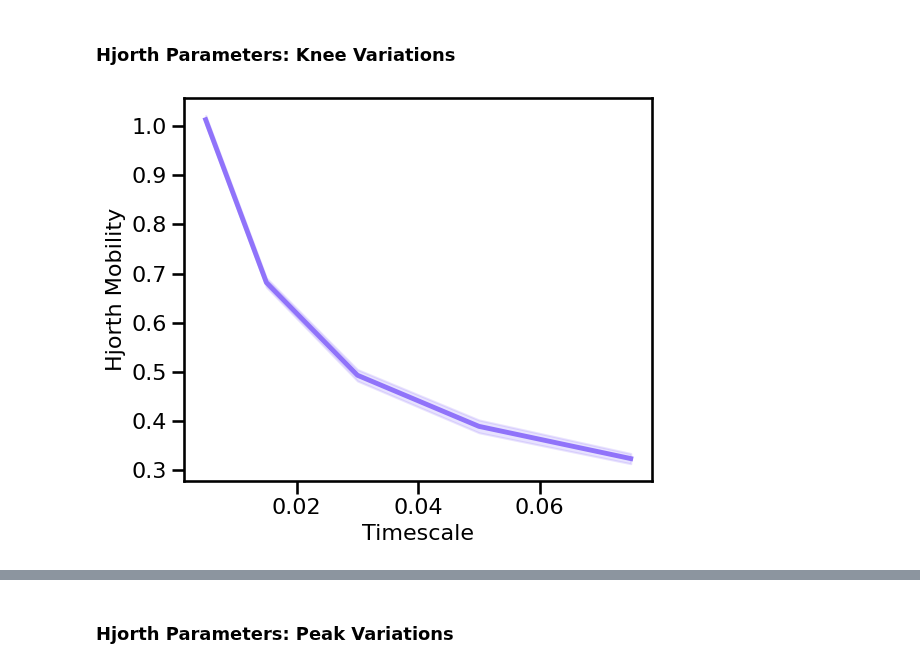
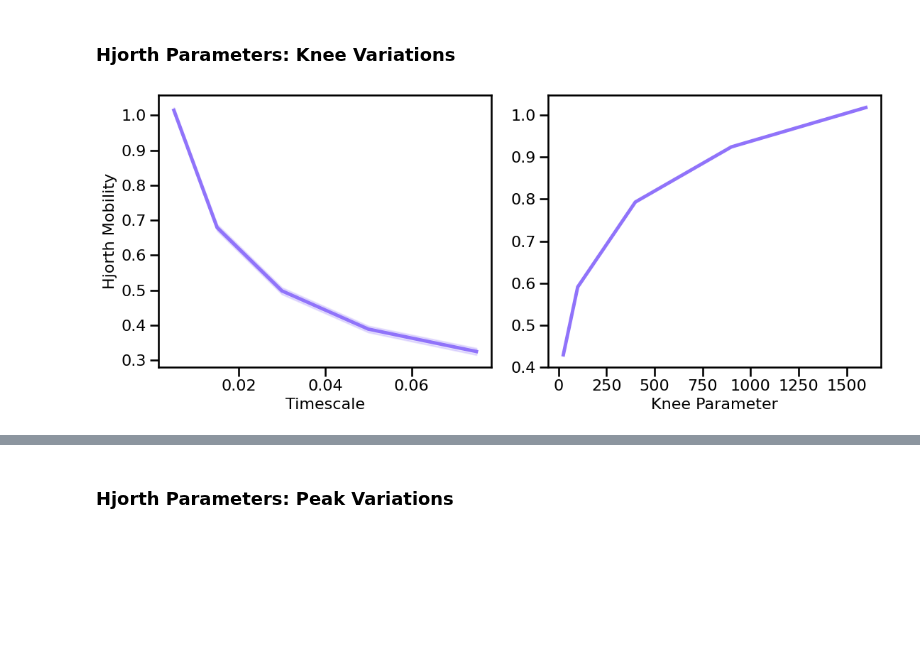
Before and after one commit to AperiodicMethods/AperiodicMethods, a Jupyter notebook: notebooks/24-Complexity.ipynb, the cells around one changed output, grey strips where cells are left out. Saved outputs shown, nothing was run; the diff lists cells and outputs as text; code cells hidden in the pictures; blank space fills up the shorter version.

Commit message:
update complexity for new approaches

```diff
--- a/notebooks/24-Complexity.ipynb
+++ b/notebooks/24-Complexity.ipynb
@@ -161,14 +159,18 @@ plot_pe_sims(hjc_sims_freq, hjc_sims_pow, 'Hjorth Complexity',
 ### Hjorth Parameters: Knee Variations
 # %%
 # Run simulations calculating Hjorth measures across different timescales
-hjm_sims_knee = run_sims(\
-    sim_synaptic_current, SIM_PARAMS_KNEE, hjorth_mobility, HJM_PARAMS, 'update_knee', KNEES, N_SIMS)
-hjc_sims_knee = run_sims(\
-    sim_synaptic_current, SIM_PARAMS_KNEE, hjorth_complexity, HJC_PARAMS, 'update_knee', KNEES, N_SIMS)
+hjm_sims_tscales = run_sims(sim_synaptic_current, SIM_ITERS['syn_tscales'], hjorth_mobility, HJM_PARAMS, N_SIMS)
+hjc_sims_tscales = run_sims(sim_synaptic_current, SIM_ITERS['syn_tscales'], hjorth_complexity, HJC_PARAMS, N_SIMS)
+# %%
+# Run simulations calculating Hjorth measures across different knee parameters (sims from file)
+hjm_sims_knee = run_sims_load(SIMPATH / 'ts_sims_ap_knee', hjorth_mobility, HJM_PARAMS)
+hjc_sims_knee = run_sims_load(SIMPATH / 'ts_sims_ap_knee', hjorth_complexity, HJC_PARAMS)
 # %%
-# Plot the estimated Hjorth Mobility across different timescales
-plot_sims(KNEES, hjm_sims_knee, 'Timescale', 'Hjorth Mobility', COLORS['KN'],
-          save_fig=SAVE_FIG, file_name='hjm_knee' + EXT, file_path=FIGPATH)
+# Plot the estimated Hjorth mobility across different timescales & knees
+plot_sims_two(SIM_ITERS['syn_tscales'].values, hjm_sims_tscales, 'Timescale',
+              SIM_ITERS['kn_knee'].values, hjm_sims_knee, 'Knee Parameter',
+              ylabel='Hjorth Mobility', color=COLORS['KN'],
+              save_fig=SAVE_FIG, file_name='hjm_kn_vars' + EXT, file_path=FIGPATH)
 # %% [output]
-[figure, old version]
+[figure, new version]
 # %%
```
Also changed, not shown: parts of 51 cells of this notebook.
